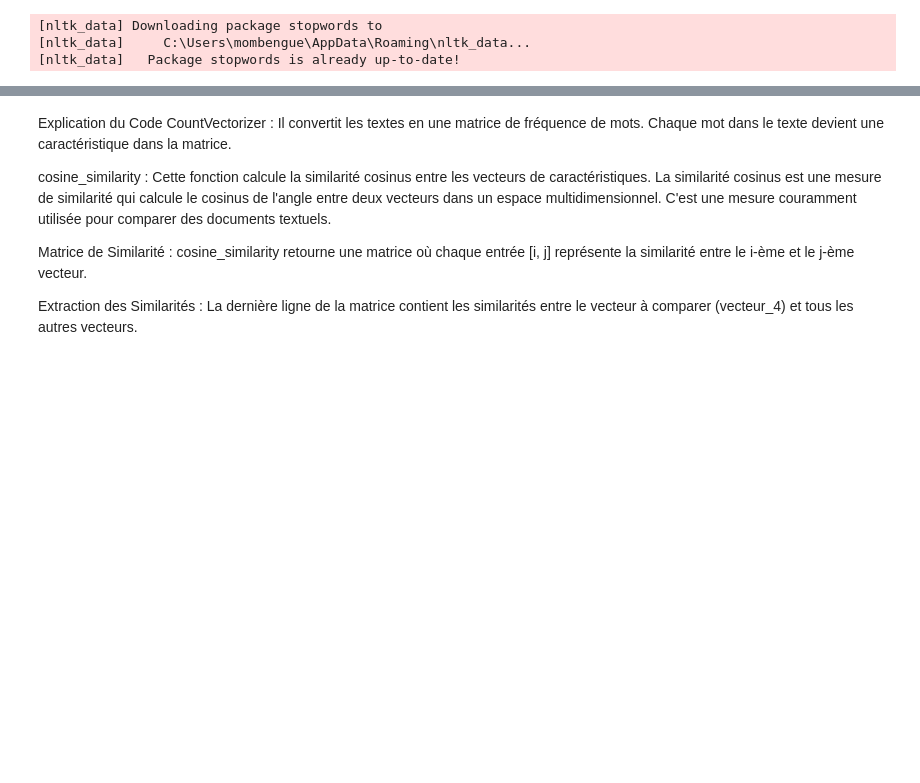
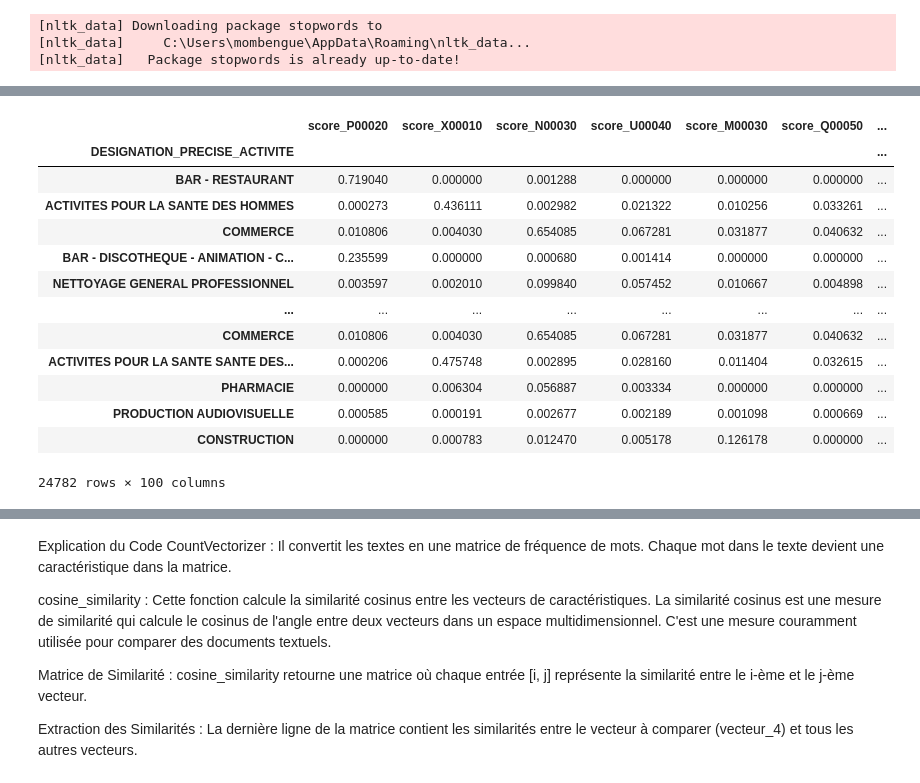
Before and after one commit to tafamb/Classification-NAEMAS, a Jupyter notebook: Class_NAEMAS.ipynb, the cells around one changed output, grey strips where cells are left out. Cells and saved outputs as stored; diff of their text form; code cells hidden in the pictures; blank space fills up the shorter version.

```diff
--- a/Class_NAEMAS.ipynb
+++ b/Class_NAEMAS.ipynb
@@ -129,0 +604,23 @@ for k in Code:
+# %%
+from collections import Counter
+
+# Fusionner toutes les listes pour compter les occurrences des mots
+tous_les_mots = [mot for mots in  Dicto_.values() for mot in mots]
+compte_mots = Counter(tous_les_mots)
+
+# Identifier le mot le plus fréquent dans chaque liste
+mots_a_conserver = {}
+for key, liste in  Dicto_.items():
+    compteur = Counter(liste)
+    mot_plus_frequent = max(compteur, key=lambda mot:(compteur[mot], compte_mots[mot]))
+    mots_a_conserver[mot_plus_frequent] = key
+
+# Supprimer les mots des autres listes s'ils sont plus fréquents ailleurs
+for mot, liste_a_conserver_key in mots_a_conserver.items():
+    for key, liste in  Dicto_.items():
+        if key != liste_a_conserver_key and mot in liste:
+            liste.remove(mot)
+
+print("Dictionnaire modifié :")
+for key, liste in  Dicto_.items():
+   # print(f"{key} :", liste)
@@ -130,11 +631,10 @@ for k in Code:
 # %%
-
 import matplotlib.pyplot as plt
 from wordcloud import WordCloud
 
 # Parcourir chaque clé et générer un nuage de mots pour chaque groupe
 
-for key, activities in Dicto.items():
+for key, activities in Dicto_.items():
 
     # Combiner les activités en une seule chaîne de texte
     text = ' '.join(activities)
@@ -145,8 +645,8 @@ for key, activities in Dicto.items():
 
     # Afficher le nuage de mots
 
-   #plt.figure(figsize=(10, 5))
-   # plt.imshow(wordcloud, interpolation='bilinear')
+   # plt.figure(figsize=(10, 5))
+    #plt.imshow(wordcloud, interpolation='bilinear')
     #plt.title(f'Nuage de mots pour la clé {key}', pad=30)
-   # plt.axis('off')
-   # plt.show()
+    #plt.axis('off')
+    #plt.show()
@@ -200,0 +712,23 @@ Similarité entre vecteur4 et vecteur_98: 0.0000
+# %%
+# Ajouter les colonnes SYSCOA1 et NAEMAS
+similarity_df['SYSCOA1'] = df3['SYSCOA1'].values
+similarity_df['NAEMAS'] = df3['NAEMAS'].values
+# Transformer la colonne SYSCOA1 en catégorie
+similarity_df['SYSCOA1'] = similarity_df['SYSCOA1'].astype('category')
+# Afficher le DataFrame de similarité avec les colonnes ajoutées
+similarity_df
+# %% [output]
+|  | score_P00020 | score_X00010 | score_N00030 | score_U00040 | score_M00030 | score_Q00050 | ... |
+| DESIGNATION_PRECISE_ACTIVITE |  |  |  |  |  |  | ... |
+| BAR - RESTAURANT | 0.719040 | 0.000000 | 0.001288 | 0.000000 | 0.000000 | 0.000000 | ... |
+| ACTIVITES POUR LA SANTE DES HOMMES | 0.000273 | 0.436111 | 0.002982 | 0.021322 | 0.010256 | 0.033261 | ... |
+| COMMERCE | 0.010806 | 0.004030 | 0.654085 | 0.067281 | 0.031877 | 0.040632 | ... |
+| BAR - DISCOTHEQUE - ANIMATION - C... | 0.235599 | 0.000000 | 0.000680 | 0.001414 | 0.000000 | 0.000000 | ... |
+| NETTOYAGE GENERAL PROFESSIONNEL | 0.003597 | 0.002010 | 0.099840 | 0.057452 | 0.010667 | 0.004898 | ... |
+| ... | ... | ... | ... | ... | ... | ... | ... |
+| COMMERCE | 0.010806 | 0.004030 | 0.654085 | 0.067281 | 0.031877 | 0.040632 | ... |
+| ACTIVITES POUR LA SANTE SANTE DES... | 0.000206 | 0.475748 | 0.002895 | 0.028160 | 0.011404 | 0.032615 | ... |
+| PHARMACIE | 0.000000 | 0.006304 | 0.056887 | 0.003334 | 0.000000 | 0.000000 | ... |
+| PRODUCTION AUDIOVISUELLE | 0.000585 | 0.000191 | 0.002677 | 0.002189 | 0.001098 | 0.000669 | ... |
+| CONSTRUCTION | 0.000000 | 0.000783 | 0.012470 | 0.005178 | 0.126178 | 0.000000 | ... |
+24782 rows × 100 columns
```
Also changed, not shown: parts of 42 cells of this notebook.
